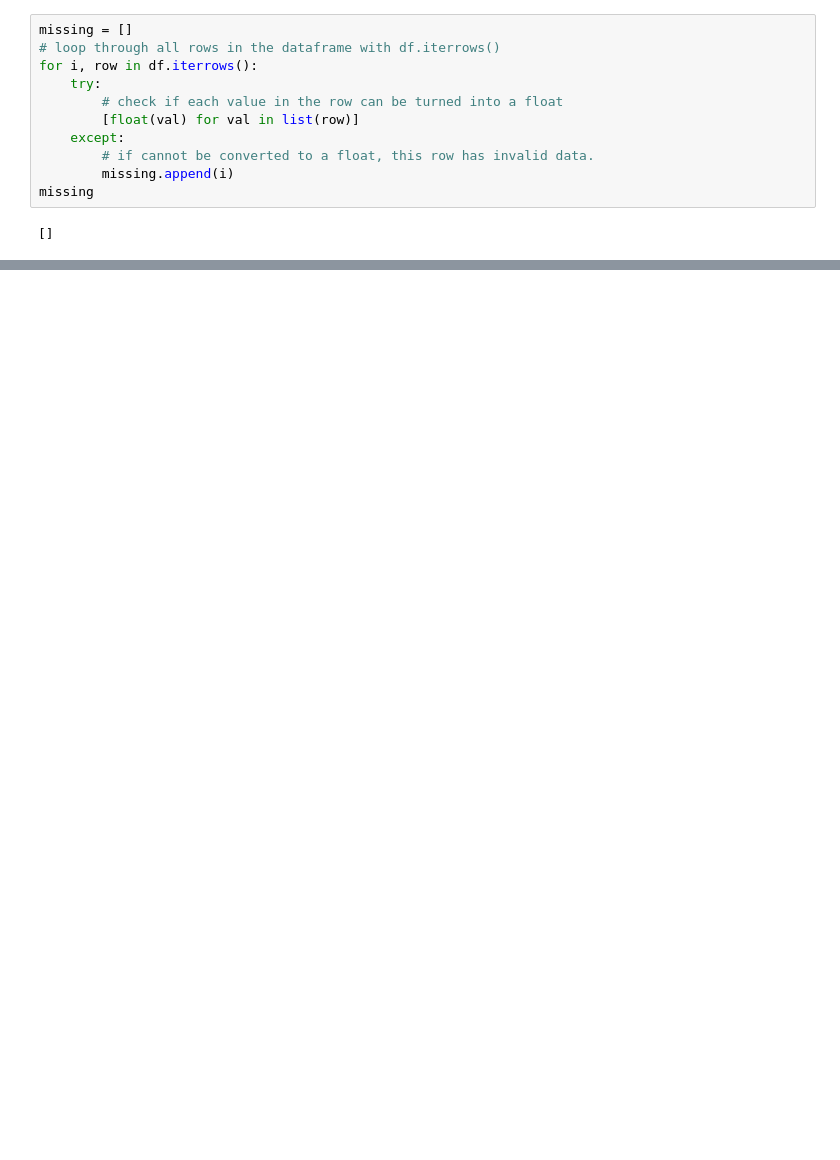
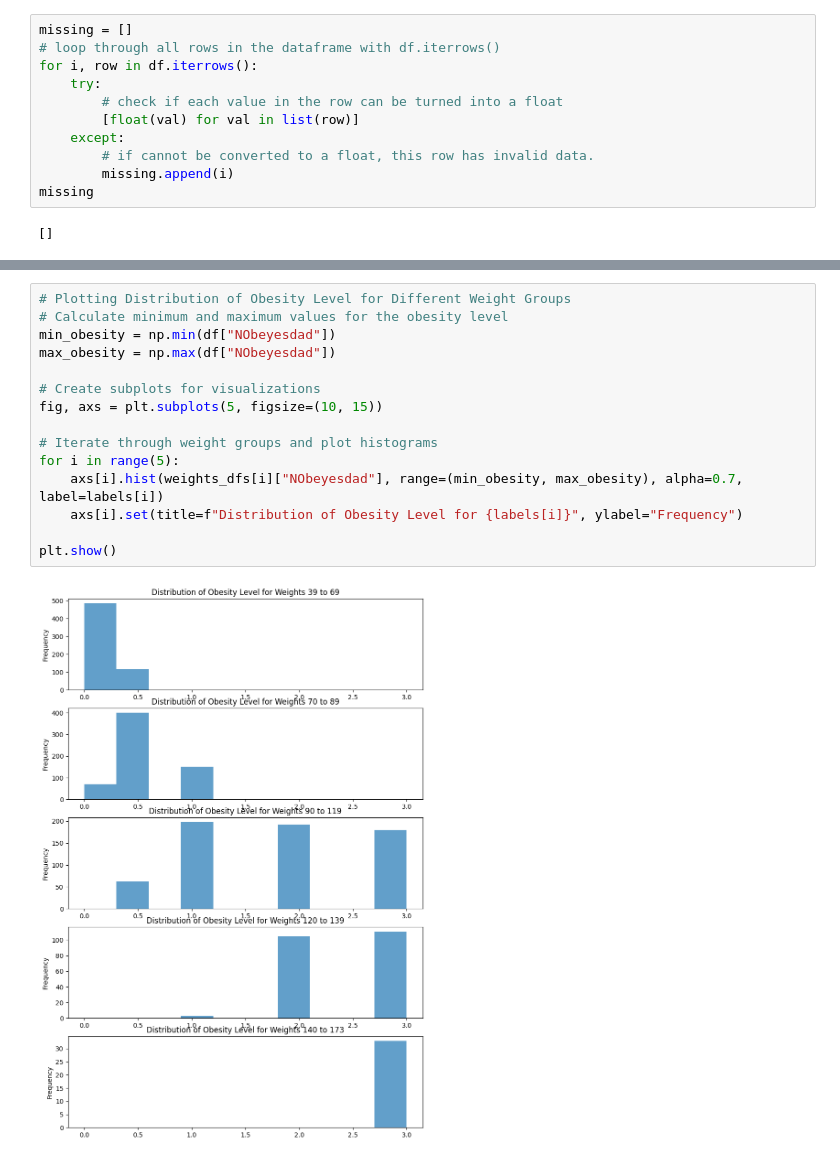
Before and after one commit to jiaruilijerry/jiaruilijerry.github.io, a Jupyter notebook: finalProj.ipynb, the cells around one changed output, grey strips where cells are left out. Saved outputs shown, nothing was run; the diff lists cells and outputs as text; blank space fills up the shorter version.

```diff
--- a/finalProj.ipynb
+++ b/finalProj.ipynb
@@ -308,0 +325,17 @@ Pearson (r) coef for male dataset: 0.41409837411683886
+# %%
+# Plotting Distribution of Obesity Level for Different Weight Groups
+# Calculate minimum and maximum values for the obesity level
+min_obesity = np.min(df["NObeyesdad"])
+max_obesity = np.max(df["NObeyesdad"])
+
+# Create subplots for visualizations
+fig, axs = plt.subplots(5, figsize=(10, 15))
+
+# Iterate through weight groups and plot histograms
+for i in range(5):
+    axs[i].hist(weights_dfs[i]["NObeyesdad"], range=(min_obesity, max_obesity), alpha=0.7, label=labels[i])
+    axs[i].set(title=f"Distribution of Obesity Level for {labels[i]}", ylabel="Frequency")
+
+plt.show()
+# %% [output]
+[figure, added]
```
Also changed, not shown: parts of 49 cells of this notebook, 1 other file.
